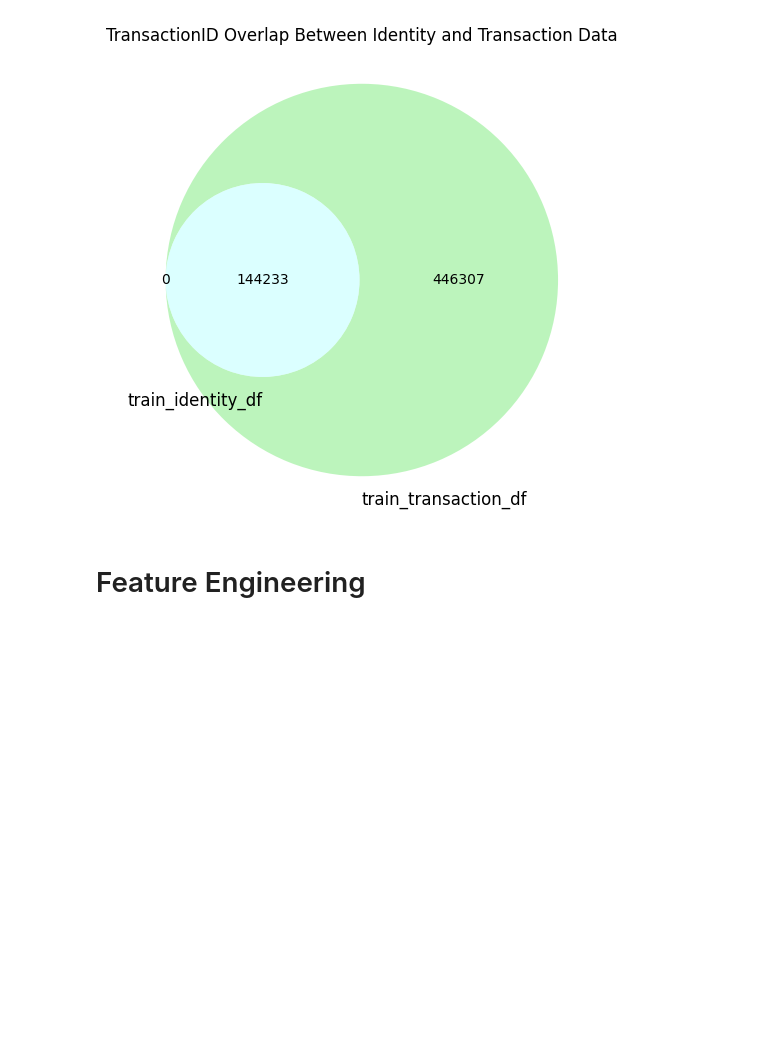
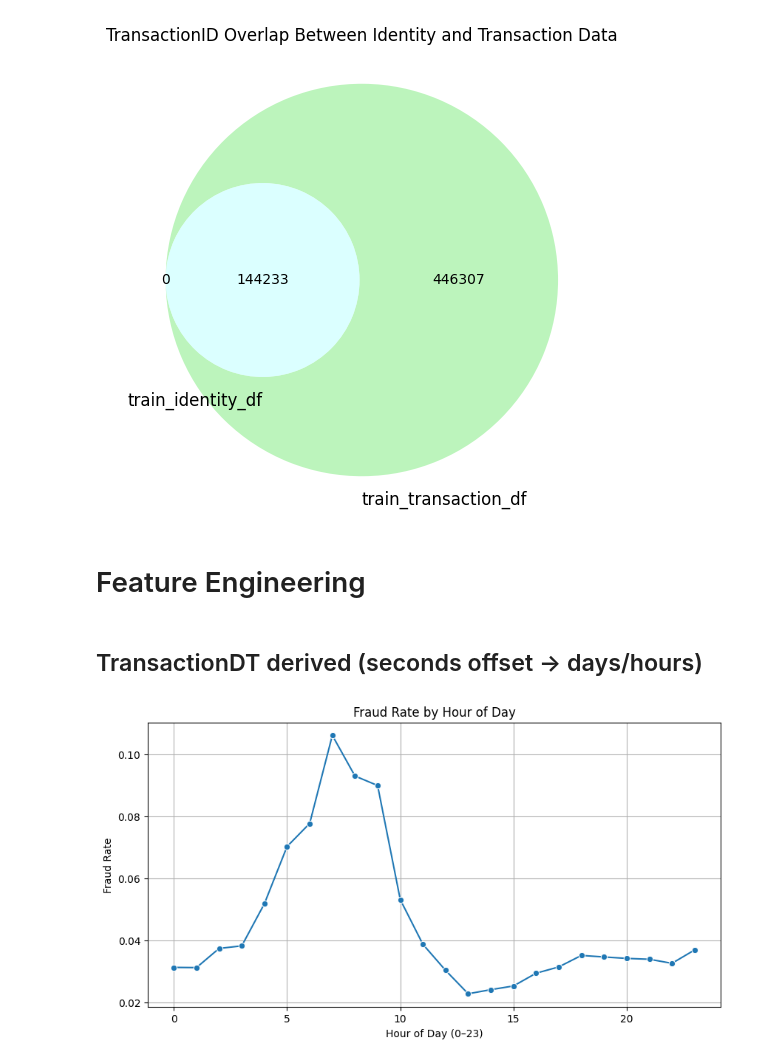
Before and after one commit to FillipusAditya/fraud-detection-ieee-cis, a Jupyter notebook: main.ipynb, the cells around one changed output. Cells and saved outputs as stored; diff of their text form; code cells hidden in the pictures; blank space fills up the shorter version.

```diff
--- a/main.ipynb
+++ b/main.ipynb
@@ -25,3 +31,8 @@ Test shape: (506691, 433)
+# %%
+train["isTrain"] = 1
+test["isTrain"] = 0
+
+full_datasets = pd.concat([train, test], axis=0, ignore_index=True)
 # %% [markdown]
 # Tools
 # %%
@@ -1039,3 +1050,32 @@ All identity IDs exist in transaction file?     : True
 [figure]
 # %% [markdown]
 # Feature Engineering
+# %% [markdown]
+## TransactionDT derived (seconds offset -> days/hours)
+# %%
+# Create time-based features from 'TransactionDT' (which is in seconds since a reference point)
+full_datasets['DT_days'] = full_datasets['TransactionDT'] / (24*60*60)
+
+# Convert transaction time to hours of the day (0–23)
+full_datasets['DT_hour'] = np.floor((full_datasets['TransactionDT'] / 3600) % 24).astype(np.int16)
+
+# Get the day of the week (0–6) from the transaction timestamp
+full_datasets['DT_weekday'] = np.floor(full_datasets['DT_days'] % 7).astype(np.int8)
+
+# Encode the 'hour of day' as sine for cyclical representation
+full_datasets['DT_hour_sin'] = np.sin(2 * np.pi * full_datasets['DT_hour'] / 24)
+
+# Encode the 'hour of day' as cosine for cyclical representation
+full_datasets['DT_hour_cos'] = np.cos(2 * np.pi * full_datasets['DT_hour'] / 24)
+# %%
+# Fraud rate by hour of day
+plt.figure(figsize=(10,5))
+fraud_by_hour = full_datasets.groupby('DT_hour')['isFraud'].mean()
+sns.lineplot(x=fraud_by_hour.index, y=fraud_by_hour.values, marker='o')
+plt.title("Fraud Rate by Hour of Day")
+plt.xlabel("Hour of Day (0–23)")
+plt.ylabel("Fraud Rate")
+plt.grid(True)
+plt.show()
+# %% [output]
+[figure, added]
```
Also changed, not shown: parts of 22 cells of this notebook.
